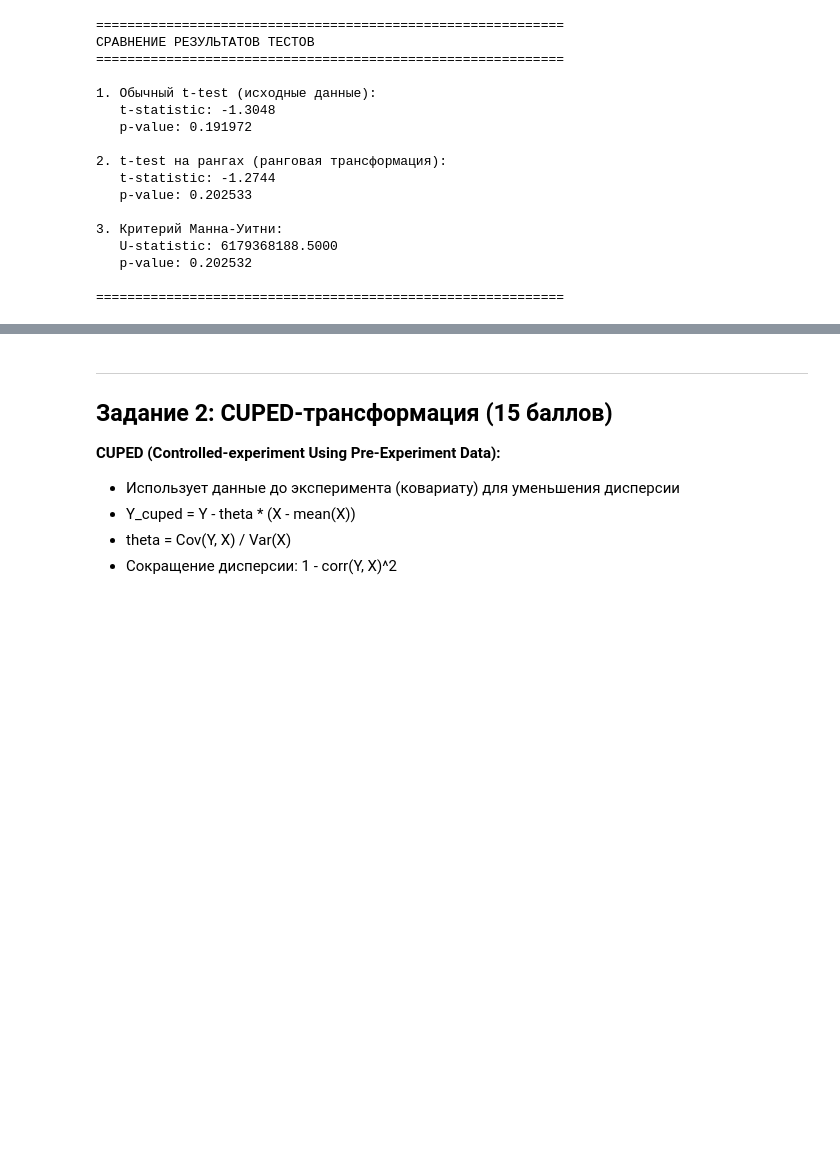
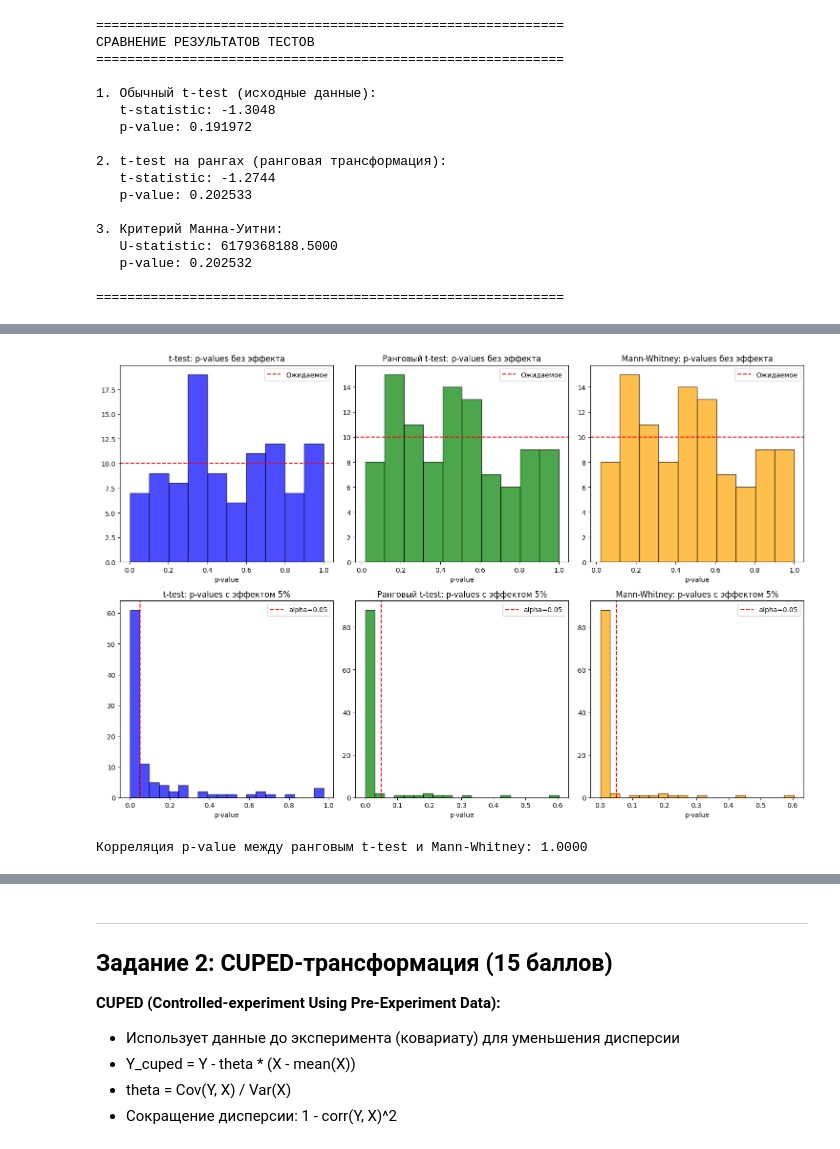
Before and after one commit to rkhazh/ITMO-AB-Materials-levbara, a Jupyter notebook: AB_ITMO_HomeWork2_Solution_executed.ipynb, the cells around one changed output, grey strips where cells are left out. Saved outputs shown, nothing was run; the diff lists cells and outputs as text; code cells hidden in the pictures; blank space fills up the shorter version.

```diff
--- a/AB_ITMO_HomeWork2_Solution_executed.ipynb
+++ b/AB_ITMO_HomeWork2_Solution_executed.ipynb
@@ -271 +302,51 @@ plt.show()
+# %%
+# Визуализация распределения p-value на реальных данных
+fig, axes = plt.subplots(2, 3, figsize=(15, 10))
+
+# Распределение p-value для корректности (без эффекта)
+axes[0, 0].hist(correctness_ttest, bins=10, edgecolor='black', alpha=0.7, color='blue')
+axes[0, 0].axhline(y=10, color='r', linestyle='--', label='Ожидаемое')
+axes[0, 0].set_title('t-test: p-values без эффекта')
+axes[0, 0].set_xlabel('p-value')
+axes[0, 0].legend()
+
+axes[0, 1].hist(correctness_rank, bins=10, edgecolor='black', alpha=0.7, color='green')
+axes[0, 1].axhline(y=10, color='r', linestyle='--', label='Ожидаемое')
+axes[0, 1].set_title('Ранговый t-test: p-values без эффекта')
+axes[0, 1].set_xlabel('p-value')
+axes[0, 1].legend()
+
+axes[0, 2].hist(correctness_mw, bins=10, edgecolor='black', alpha=0.7, color='orange')
+axes[0, 2].axhline(y=10, color='r', linestyle='--', label='Ожидаемое')
+axes[0, 2].set_title('Mann-Whitney: p-values без эффекта')
+axes[0, 2].set_xlabel('p-value')
+axes[0, 2].legend()
+
+# Распределение p-value для мощности (с эффектом)
+axes[1, 0].hist(power_ttest, bins=20, edgecolor='black', alpha=0.7, color='blue')
+axes[1, 0].axvline(x=0.05, color='r', linestyle='--', label='alpha=0.05')
+axes[1, 0].set_title('t-test: p-values с эффектом 5%')
+axes[1, 0].set_xlabel('p-value')
+axes[1, 0].legend()
+
+axes[1, 1].hist(power_rank, bins=20, edgecolor='black', alpha=0.7, color='green')
+axes[1, 1].axvline(x=0.05, color='r', linestyle='--', label='alpha=0.05')
+axes[1, 1].set_title('Ранговый t-test: p-values с эффектом 5%')
+axes[1, 1].set_xlabel('p-value')
+axes[1, 1].legend()
+
+axes[1, 2].hist(power_mw, bins=20, edgecolor='black', alpha=0.7, color='orange')
+axes[1, 2].axvline(x=0.05, color='r', linestyle='--', label='alpha=0.05')
+axes[1, 2].set_title('Mann-Whitney: p-values с эффектом 5%')
+axes[1, 2].set_xlabel('p-value')
+axes[1, 2].legend()
+
+plt.tight_layout()
+plt.show()
+
+# Сравнение p-value рангового t-test и Mann-Whitney
+print(f"\nКорреляция p-value между ранговым t-test и Mann-Whitney: {np.corrcoef(correctness_rank, correctness_mw)[0, 1]:.4f}")
+# %% [output]
+[figure, added]
+Корреляция p-value между ранговым t-test и Mann-Whitney: 1.0000
 # %% [markdown]
```
Also changed, not shown: parts of 30 cells of this notebook, 1 other file.
